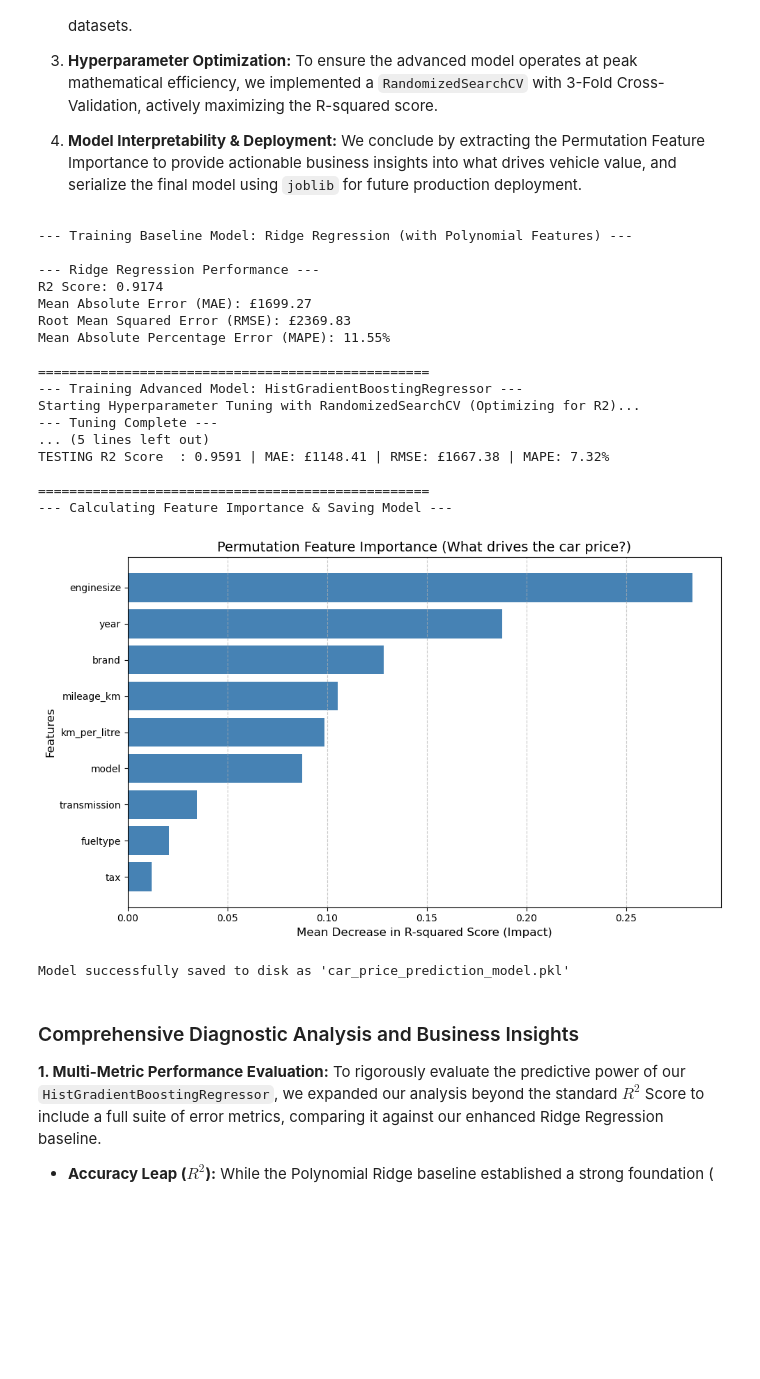
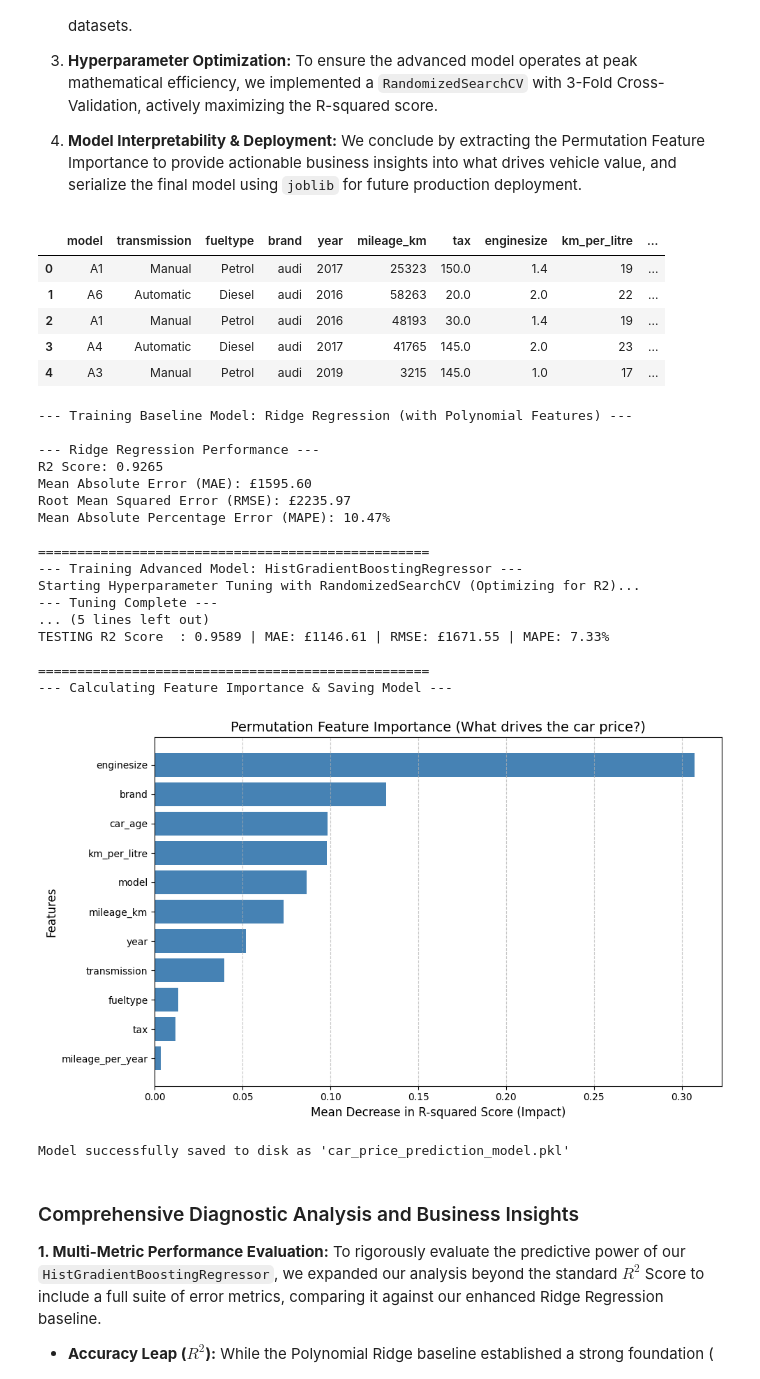
Before and after one commit to FiloDelu03/Machine-Learning-Group-AO-daje-roma-daje-, a Jupyter notebook: Model Car.ipynb, the cells around one changed output. Drawn from its saved outputs; the diff is of its cells as text; code cells hidden in the pictures; blank space fills up the shorter version.

Commit message:
Feature Engineering and Live Inference Engine

```diff
--- a/Model Car.ipynb
+++ b/Model Car.ipynb
@@ -16,3 +16,13 @@ print(df.head())
 2            19       48193
 3            23       41765
 4            17        3215
+# %%
+# Calculate car age (assuming 2024 as the baseline year)
+df['car_age'] = 2024 - df['year']
+
+# Calculate average mileage per year
+# Adding +1 to car_age prevents division by zero for brand new cars (0 years old)
+df['mileage_per_year'] = df['mileage_km'] / (df['car_age'] + 1)
+
+# Optional: display the new columns to verify
+display(df[['year', 'car_age', 'mileage_km', 'mileage_per_year']].head())
@@ -44,15 +61,26 @@ from sklearn.inspection import permutation_importance
 # =====================================================================
 # --- 1. DATA PREPARATION ---
 # =====================================================================
+# Apply Feature Engineering
+df['car_age'] = 2024 - df['year']
+df['mileage_per_year'] = df['mileage_km'] / (df['car_age'] + 1)
+
 target_variable = 'price'
 
 categorical_features = ['model', 'transmission', 'fueltype', 'brand']
-numerical_features = ['year', 'mileage_km', 'tax', 'enginesize', 'km_per_litre']
 
+# Include 'car_age' and 'mileage_per_year' in the existing numerical features
+numerical_features = ['year', 'mileage_km', 'tax', 'enginesize', 'km_per_litre', 'car_age', 'mileage_per_year']
+
+# Create feature matrix (X) and target vector (y)
 X = df[categorical_features + numerical_features]
 y = df[target_variable]
 
+from sklearn.model_selection import train_test_split
 X_train, X_test, y_train, y_test = train_test_split(X, y, test_size=0.20, random_state=42)
+
+# Optional: verify new features
+display(X.head())
 
 # =====================================================================
 # --- 2. ADVANCED PREPROCESSING PIPELINE ---
@@ -142,39 +170,45 @@ result = permutation_importance(best_model_gb, X_test, y_test, n_repeats=5, rand
 df_importances = pd.DataFrame({
     'Feature': X_test.columns,
     'Importance': result.importances_mean
 }).sort_values(by='Importance', ascending=True)
 
 plt.figure(figsize=(10, 6))
 plt.barh(df_importances['Feature'], df_importances['Importance'], color='steelblue')
 plt.title('Permutation Feature Importance (What drives the car price?)', fontsize=14)
 plt.xlabel('Mean Decrease in R-squared Score (Impact)', fontsize=12)
 plt.ylabel('Features', fontsize=12)
 plt.grid(axis='x', linestyle='--', alpha=0.7)
 plt.tight_layout()
 plt.show()
 
 model_filename = 'car_price_prediction_model.pkl'
 joblib.dump(best_model_gb, model_filename)
 print(f"\nModel successfully saved to disk as '{model_filename}'")
 # %% [output]
+|  | model | transmission | fueltype | brand | year | mileage_km | tax | enginesize | km_per_litre | ... |
+| 0 | A1 | Manual | Petrol | audi | 2017 | 25323 | 150.0 | 1.4 | 19 | ... |
+| 1 | A6 | Automatic | Diesel | audi | 2016 | 58263 | 20.0 | 2.0 | 22 | ... |
+| 2 | A1 | Manual | Petrol | audi | 2016 | 48193 | 30.0 | 1.4 | 19 | ... |
+| 3 | A4 | Automatic | Diesel | audi | 2017 | 41765 | 145.0 | 2.0 | 23 | ... |
+| 4 | A3 | Manual | Petrol | audi | 2019 | 3215 | 145.0 | 1.0 | 17 | ... |
 --- Training Baseline Model: Ridge Regression (with Polynomial Features) ---
 
 --- Ridge Regression Performance ---
-R2 Score: 0.9174
-Mean Absolute Error (MAE): £1699.27
-Root Mean Squared Error (RMSE): £2369.83
-Mean Absolute Percentage Error (MAPE): 11.55%
+R2 Score: 0.9265
+Mean Absolute Error (MAE): £1595.60
+Root Mean Squared Error (RMSE): £2235.97
+Mean Absolute Percentage Error (MAPE): 10.47%
 
 ==================================================
 --- Training Advanced Model: HistGradientBoostingRegressor ---
 Starting Hyperparameter Tuning with RandomizedSearchCV (Optimizing for R2)...
 --- Tuning Complete ---
 ... (5 lines left out)
-TESTING R2 Score  : 0.9591 | MAE: £1148.41 | RMSE: £1667.38 | MAPE: 7.32%
+TESTING R2 Score  : 0.9589 | MAE: £1146.61 | RMSE: £1671.55 | MAPE: 7.33%
 
 ==================================================
 --- Calculating Feature Importance & Saving Model ---
-[figure, old version]
+[figure, new version]
 Model successfully saved to disk as 'car_price_prediction_model.pkl'
 # %% [markdown]
 ### Comprehensive Diagnostic Analysis and Business Insights
```
Also changed, not shown: parts of 2 cells of this notebook, 1 other file.
